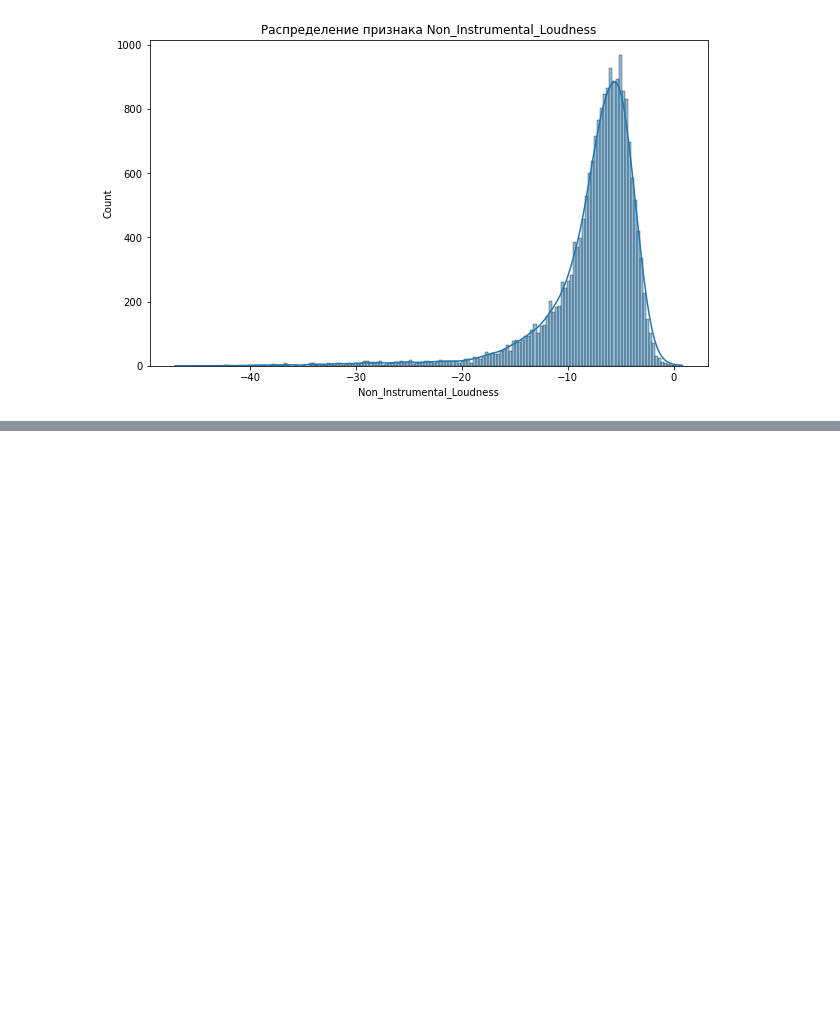
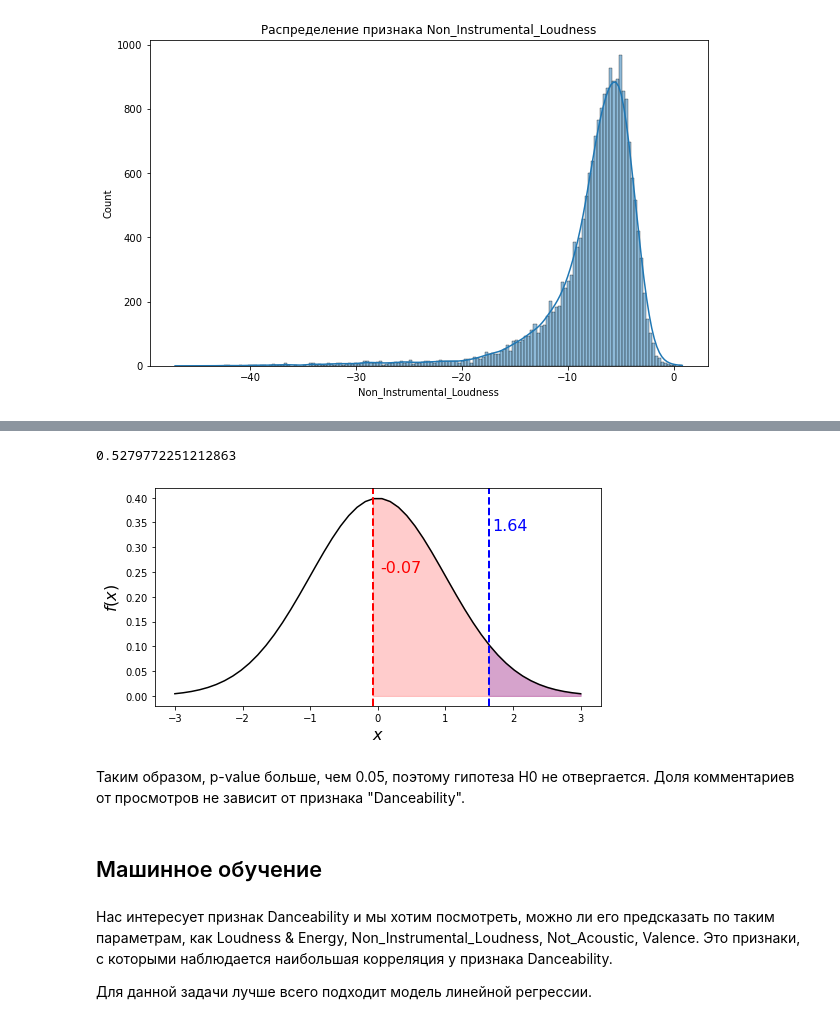
Before and after one commit to SafinaAliya/Project, a Jupyter notebook: Project.ipynb, the cells around one changed output, grey strips where cells are left out. Cells and saved outputs as stored; diff of their text form; code cells hidden in the pictures; blank space fills up the shorter version.

```diff
--- a/Project.ipynb
+++ b/Project.ipynb
@@ -27,7 +29,7 @@ from sklearn.metrics import accuracy_score, precision_score, recall_score, roc_a
 import warnings
 warnings.filterwarnings("ignore")
 # %%
-df = pd.read_csv('Spotify_Youtube.csv')
+df = pd.read_csv(r"C:\Users\acer\Desktop\Проект по Андану\Spotify_Youtube.csv")
 df
 # %% [output]
 |  | Unnamed: 0 | Artist | Url_spotify | Track | Album | Album_type | Uri | Danceability | Energy | ... |
@@ -266,0 +288,14 @@ plt.show()
+# %%
+sample_a = df[df['Loud_and_Energetic'] < df['Loud_and_Energetic'].mean()]
+sample_b = df[df['Loud_and_Energetic'] >= df['Loud_and_Energetic'].mean()]
+
+t_obs = sts.ttest_ind(sample_a['Views'], sample_b['Views'])[0]
+
+alpha = 0.05
+t_crit_right = stats.t.ppf(1 - alpha/2, len(sample_a['Views']+len(sample_a['Views'])-2))
+t_crit_left = stats.t.ppf(alpha/2, len(sample_a['Views']+len(sample_a['Views'])-2))
+
+if (t_obs < t_crit_left) | (t_obs > t_crit_right):
+    print('H0 отвергается в пользу альтернативной гипотезы H1')
+else:
+    print('H0 не отвергается')
@@ -266,0 +334,3 @@ plt.show()
+# %%
+sample_2 = df[df['Danceability'] < df['Danceability'].mean()]
+sample_1 = df[df['Danceability'] >= df['Danceability'].mean()]
@@ -266,0 +395,20 @@ plt.show()
+# %%
+sample_1['dolya'] = sample_1['Comments']/sample_1['Views']
+sample_2['dolya'] = sample_2['Comments']/sample_2['Views']
+
+mean_hat_sample = sample_1['dolya'].mean() - sample_2['dolya'].mean()
+std_hat_sample = sample_1['dolya'].std() - sample_2['dolya'].std()
+
+asy_mean_test(mean_hat =  mean_hat_sample, std_hat = std_hat_sample, mu_0=0,
+                   alpha=0.05, alternative='larger', margin=3)
+# %% [output]
+0.5279772251212863
+[figure, added]
+# %% [markdown]
+Таким образом, p-value больше, чем 0.05, поэтому гипотеза H0 не отвергается. Доля комментариев от просмотров не зависит от признака "Danceability".
+# %% [markdown]
+## Машинное обучение
+# %% [markdown]
+Нас интересует признак Danceability и мы хотим посмотреть, можно ли его предсказать по таким параметрам, как Loudness & Energy, Non_Instrumental_Loudness, Not_Acoustic, Valence. Это признаки, с которыми наблюдается наибольшая корреляция у признака Danceability.
+
+Для данной задачи лучше всего подходит модель линейной регрессии.
```
Also changed, not shown: parts of 25 cells of this notebook.
